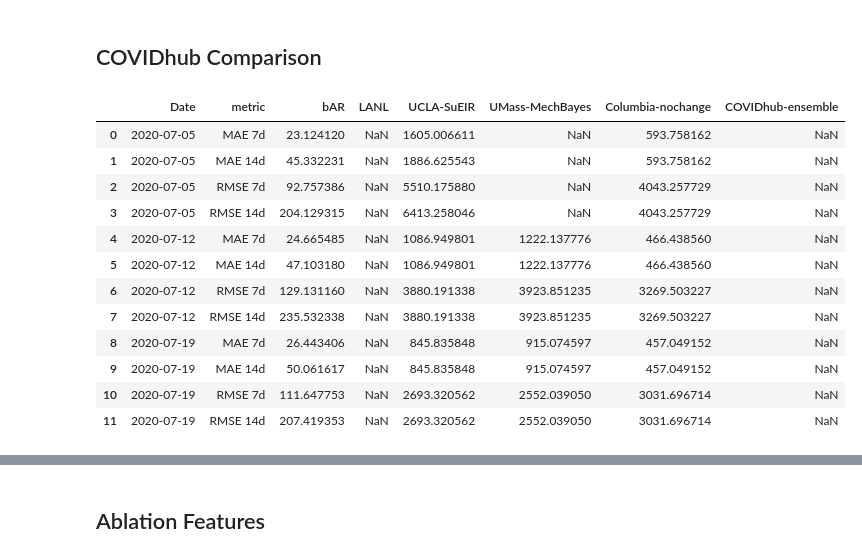
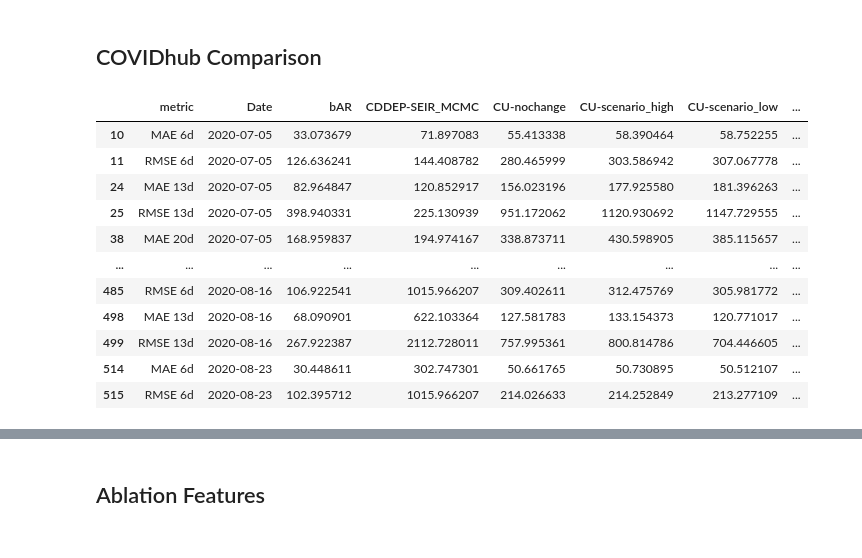
Before and after one commit to facebookresearch/covid19_spread, a Jupyter notebook: notebooks/paper-us-counties.ipynb, the cells around one changed output, grey strips where cells are left out. Cells and saved outputs as stored; diff of their text form; code cells hidden in the pictures.

```diff
--- a/notebooks/paper-us-counties.ipynb
+++ b/notebooks/paper-us-counties.ipynb
@@ -165,7 +194,8 @@ job = "us/2020_08_27_09_22_06"
 #job = "us/2020_08_27_13_52_51"
 #job = "us/2020_08_30_08_01_39"
 #job = "us/2020_09_02_14_01_50"
-job = "us/2020_09_02_17_28_36" # google + covidhub
+job = "us/2020_09_02_17_28_36"  # google + covidhub
+job = "us/2020_09_06_06_29_16"  # google + covidhub no granger
 
 fs, cfgs = load_backfill(job, model='bar', forecast="best_rmse_deltas")
 cfgs.drop(columns=['fdat', 'fpop', 'job'])
@@ -208,7 +237,7 @@ mets = google_results
 dfs = ddict(dict)
 for date in google_results["Date"]:
     dfs['bAR'][date] = pd.read_csv(fs[date.strftime('%Y-%m-%d')], index_col="date", parse_dates=["date"])
-_mets = compute_metrics(df_region, dfs['bAR'])
+_mets = compute_metrics_google(df_region, dfs['bAR'])
 _mets = pd.melt(_mets, id_vars='Date', value_vars=metrics, var_name='metric', value_name='bAR').sort_values(by='Date')
 mets = pd.merge_asof(mets, _mets, on='Date', by='metric')
 
@@ -220,7 +249,7 @@ for date in columbia_dates:
         else:
             dfs[key][date] = None
 for key in forecasts.keys():
-    _mets = compute_metrics(df_region, dfs[key])
+    _mets = compute_metrics_google(df_region, dfs[key])
     _mets = pd.melt(_mets, id_vars='Date', value_vars=metrics, var_name='metric', value_name=key).sort_values(by='Date')
     mets = pd.merge_asof(mets, _mets, on='Date', by='metric')
 
@@ -271,48 +300,71 @@ show(plot, 'img/comparison_goog_columb.png')
 # %% [markdown]
 ## COVIDhub Comparison
 # %%
+mods = [
+    "CDDEP-SEIR_MCMC",
+    #"CEID-Walk",
+    "CU-nochange",
+    "CU-scenario_high",
+    "CU-scenario_low",
+    "CU-scenario_mid",
+    "CU-select",
+    "IowaStateLW-STEM",
+    "JHU_IDD-CovidSP",
+    "LNQ-ens1",
+    "MITCovAlliance-SIR",
+    "OliverWyman-Navigator",
+    "UCLA-SuEIR",
+    "UMass-MechBayes",
+    "USC-SI_kJalpha",
+]
+
 forecasts = {
-    'LANL': (f'/checkpoint/mattle/covid19/csvs/{case_type[1]}/LANL-GrowthRate/counts_{{}}.csv','#f29111', 'solid', True),
-    'UCLA-SuEIR': (f'/checkpoint/mattle/covid19/csvs/{case_type[1]}/UCLA-SuEIR/counts_{{}}.csv', None),
-    'UMass-MechBayes': (f'/checkpoint/mattle/covid19/csvs/{case_type[1]}/UMass-MechBayes/counts_{{}}.csv', None),
-    'Columbia-nochange': (f'/checkpoint/mattle/covid19/csvs/{case_type[1]}/CU-nochange/counts_{{}}.csv', None),
-    'COVIDhub-ensemble': (f'/checkpoint/mattle/covid19/csvs/{case_type[1]}/COVIDhub-ensemble/counts_{{}}.csv', None),
-    #'Yu_Group-CLEP': (f'/checkpoint/mattle/covid19/csvs/{case_type[1]}/Yu_Group-CLEP/counts_{{}}.csv', None),
+    k: (f'/checkpoint/mattle/covid19/csvs/{case_type[1]}/{k}/counts_{{}}.csv', None)
+    for k in mods
 }
 
-models = ['bAR', 'Google', 'Columbia']
-covidhub_dates = ['2020-07-05', '2020-07-12', '2020-07-19']
+covidhub_dates = [
+    '2020-07-05',
+    '2020-07-12',
+    '2020-07-19',
+    '2020-07-26',
+    '2020-08-02',
+    '2020-08-09',
+    '2020-08-16',
+    '2020-08-23',
+]
 
 dfs = ddict(dict)
 for date in covidhub_dates:
     dfs['bAR'][date] = pd.read_csv(fs[date], index_col="date", parse_dates=["date"])
-mets = compute_metrics(df_region, dfs['bAR'])
-mets = pd.melt(mets, id_vars='Date', value_vars=metrics, var_name='metric', value_name='bAR').sort_values(by='Date')
+mets = compute_metrics_covidhub(df_region, dfs['bAR'])
+mets = mets.rename(columns={'val': 'bAR'})
 
 for date in covidhub_dates:
     for key, f in forecasts.items():
         fin = f[0].format(date)
         if os.path.exists(fin):
             dfs[key][date] = pd.read_csv(fin, index_col="date", parse_dates=["date"])
         else:
             dfs[key][date] = None
 for key in forecasts.keys():
-    _mets = compute_metrics(df_region, dfs[key])
-    _mets = pd.melt(_mets, id_vars='Date', value_vars=metrics, var_name='metric', value_name=key).sort_values(by='Date')
-    mets = pd.merge_asof(mets, _mets, on='Date', by='metric')
+    _mets = compute_metrics_covidhub(df_region, dfs[key])
+    _mets = _mets.rename(columns={'val': key})
+    if len(_mets) > 0:
+        mets = pd.merge_asof(mets, _mets, on='Date', by='metric')
 
-display(mets)
+other_models = [c for c in mets.columns if c not in {'metric', 'Date', 'bAR'}]
+display(mets[(~mets[other_models].isnull()).any(axis=1)])
 # %% [output]
-|  | Date | metric | bAR | LANL | UCLA-SuEIR | UMass-MechBayes | Columbia-nochange | COVIDhub-ensemble |
-| 0 | 2020-07-05 | MAE 7d | 23.124120 | NaN | 1605.006611 | NaN | 593.758162 | NaN |
-| 1 | 2020-07-05 | MAE 14d | 45.332231 | NaN | 1886.625543 | NaN | 593.758162 | NaN |
-| 2 | 2020-07-05 | RMSE 7d | 92.757386 | NaN | 5510.175880 | NaN | 4043.257729 | NaN |
-| 3 | 2020-07-05 | RMSE 14d | 204.129315 | NaN | 6413.258046 | NaN | 4043.257729 | NaN |
-| 4 | 2020-07-12 | MAE 7d | 24.665485 | NaN | 1086.949801 | 1222.137776 | 466.438560 | NaN |
-| 5 | 2020-07-12 | MAE 14d | 47.103180 | NaN | 1086.949801 | 1222.137776 | 466.438560 | NaN |
-| 6 | 2020-07-12 | RMSE 7d | 129.131160 | NaN | 3880.191338 | 3923.851235 | 3269.503227 | NaN |
-| 7 | 2020-07-12 | RMSE 14d | 235.532338 | NaN | 3880.191338 | 3923.851235 | 3269.503227 | NaN |
-| 8 | 2020-07-19 | MAE 7d | 26.443406 | NaN | 845.835848 | 915.074597 | 457.049152 | NaN |
-| 9 | 2020-07-19 | MAE 14d | 50.061617 | NaN | 845.835848 | 915.074597 | 457.049152 | NaN |
-| 10 | 2020-07-19 | RMSE 7d | 111.647753 | NaN | 2693.320562 | 2552.039050 | 3031.696714 | NaN |
-| 11 | 2020-07-19 | RMSE 14d | 207.419353 | NaN | 2693.320562 | 2552.039050 | 3031.696714 | NaN |
+|  | metric | Date | bAR | CDDEP-SEIR_MCMC | CU-nochange | CU-scenario_high | CU-scenario_low | ... |
+| 10 | MAE 6d | 2020-07-05 | 33.073679 | 71.897083 | 55.413338 | 58.390464 | 58.752255 | ... |
+| 11 | RMSE 6d | 2020-07-05 | 126.636241 | 144.408782 | 280.465999 | 303.586942 | 307.067778 | ... |
+| 24 | MAE 13d | 2020-07-05 | 82.964847 | 120.852917 | 156.023196 | 177.925580 | 181.396263 | ... |
+| 25 | RMSE 13d | 2020-07-05 | 398.940331 | 225.130939 | 951.172062 | 1120.930692 | 1147.729555 | ... |
+| 38 | MAE 20d | 2020-07-05 | 168.959837 | 194.974167 | 338.873711 | 430.598905 | 385.115657 | ... |
+| ... | ... | ... | ... | ... | ... | ... | ... | ... |
+| 485 | RMSE 6d | 2020-08-16 | 106.922541 | 1015.966207 | 309.402611 | 312.475769 | 305.981772 | ... |
+| 498 | MAE 13d | 2020-08-16 | 68.090901 | 622.103364 | 127.581783 | 133.154373 | 120.771017 | ... |
+| 499 | RMSE 13d | 2020-08-16 | 267.922387 | 2112.728011 | 757.995361 | 800.814786 | 704.446605 | ... |
+| 514 | MAE 6d | 2020-08-23 | 30.448611 | 302.747301 | 50.661765 | 50.730895 | 50.512107 | ... |
+| 515 | RMSE 6d | 2020-08-23 | 102.395712 | 1015.966207 | 214.026633 | 214.252849 | 213.277109 | ... |
```
Also changed, not shown: parts of 16 cells of this notebook.
